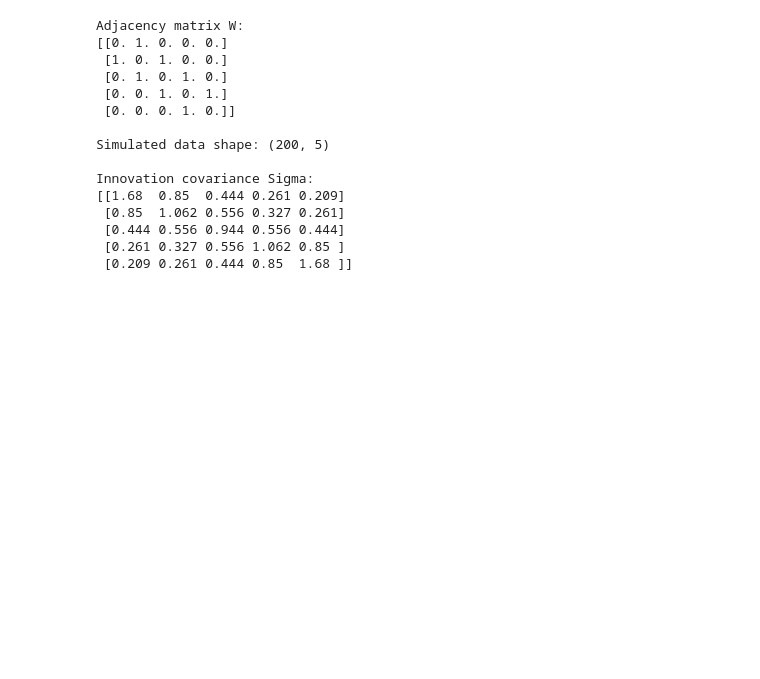
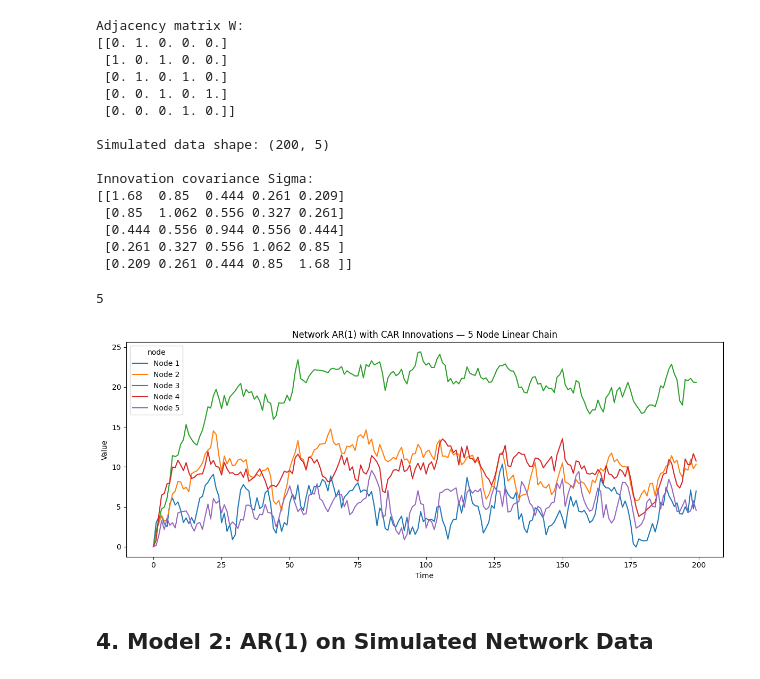
Before and after one commit to hatalan/sta720-project, a Jupyter notebook: notebooks/ar/ar.ipynb, the cells around one changed output. Cells and saved outputs as stored; diff of their text form; code cells hidden in the pictures; blank space fills up the shorter version.

```diff
--- a/notebooks/ar/ar.ipynb
+++ b/notebooks/ar/ar.ipynb
@@ -202,3 +202,24 @@ Innovation covariance Sigma:
  [0.444 0.556 0.944 0.556 0.444]
  [0.261 0.327 0.556 1.062 0.85 ]
  [0.209 0.261 0.444 0.85  1.68 ]]
+# %%
+len(c_net)
+# %% [output]
+5
+# %%
+# Plot all 5 nodes
+df_net = pd.DataFrame(Y_net, columns=[f"Node {i+1}" for i in range(K)])
+df_net["t"] = range(T_net)
+df_net_long = df_net.melt(id_vars="t", var_name="node", value_name="value")
+
+plt.figure(figsize=(12, 5))
+sns.lineplot(data=df_net_long, x="t", y="value", hue="node")
+plt.title("Network AR(1) with CAR Innovations — 5 Node Linear Chain")
+plt.xlabel("Time")
+plt.ylabel("Value")
+plt.tight_layout()
+plt.show()
+# %% [output]
+[figure, added]
+# %% [markdown]
+## 4. Model 2: AR(1) on Simulated Network Data
```
Also changed, not shown: parts of 1 cell of this notebook, 1 other file.
